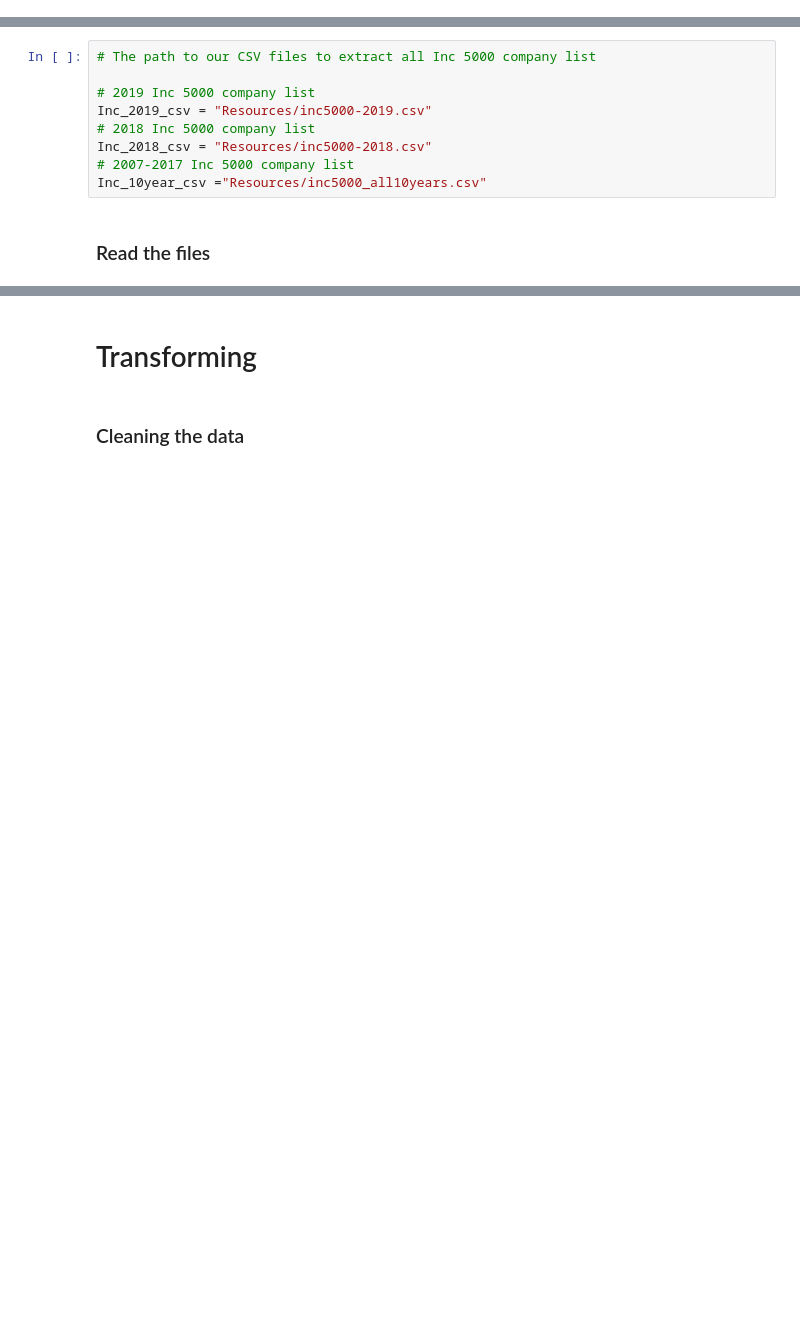
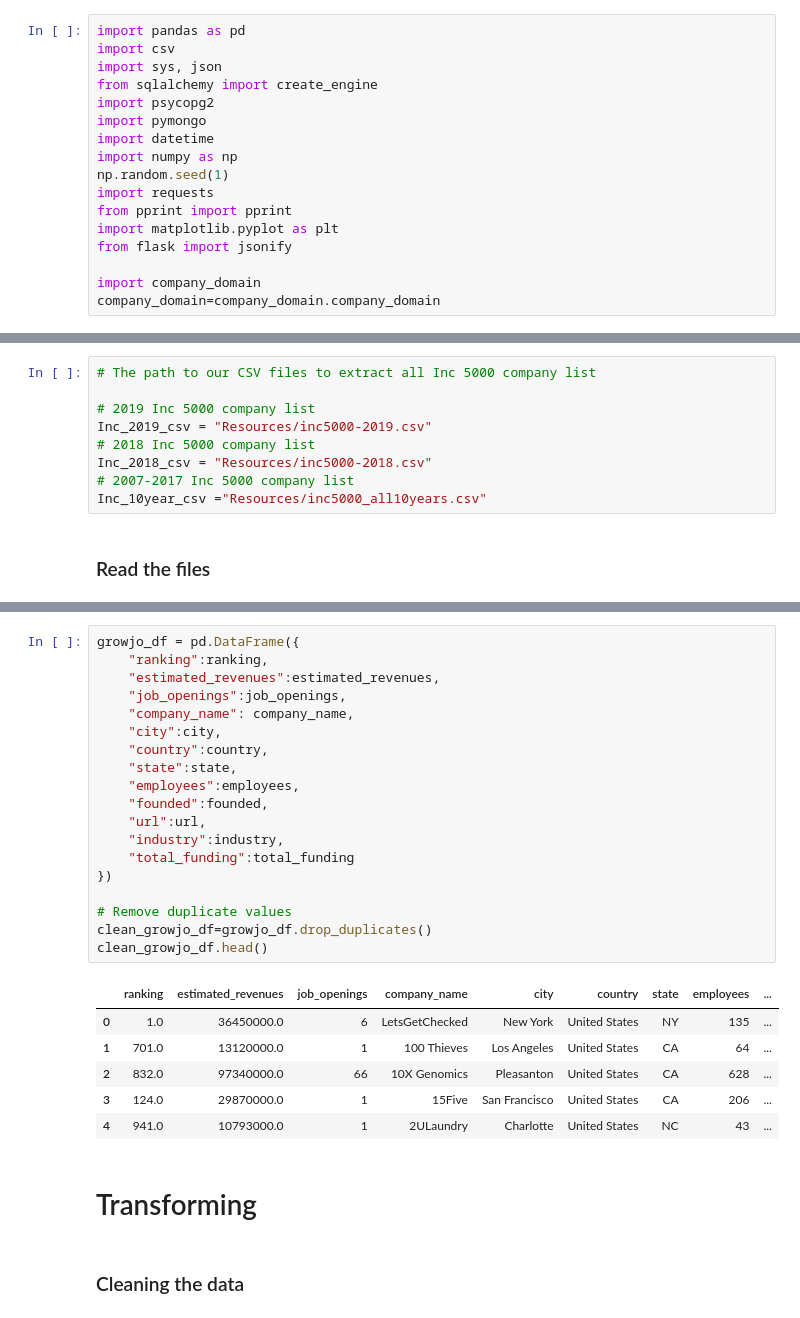
Before and after one commit to ermiasgelaye/ETL-Project, a Jupyter notebook: ETL_data_project.ipynb, the cells around one changed output, grey strips where cells are left out. Saved outputs shown, nothing was run; the diff lists cells and outputs as text; blank space fills up the shorter version.

```diff
--- a/ETL_data_project.ipynb
+++ b/ETL_data_project.ipynb
@@ -3,3 +1,20 @@ import pandas as pd
+# %%
+import pandas as pd
+import csv
+import sys, json
+from sqlalchemy import create_engine
+import psycopg2
+import pymongo
+import datetime
+import numpy as np
+np.random.seed(1)
+import requests
+from pprint import pprint
+import matplotlib.pyplot as plt
+from flask import jsonify
+
+import company_domain
+company_domain=company_domain.company_domain
 # %% [markdown]
 # Extraction
 # %% [markdown]
@@ -29,3 +106,29 @@ Inc_10year_df = pd.read_csv(Inc_10year_csv,encoding='cp1252')
+# %%
+growjo_df = pd.DataFrame({
+    "ranking":ranking,
+    "estimated_revenues":estimated_revenues,
+    "job_openings":job_openings,
+    "company_name": company_name,
+    "city":city,
+    "country":country,
+    "state":state,
+    "employees":employees,
+    "founded":founded,
+    "url":url,
+    "industry":industry,
+    "total_funding":total_funding
+})
+
+# Remove duplicate values
+clean_growjo_df=growjo_df.drop_duplicates()
+clean_growjo_df.head()
+# %% [output]
+|  | ranking | estimated_revenues | job_openings | company_name | city | country | state | employees | ... |
+| 0 | 1.0 | 36450000.0 | 6 | LetsGetChecked | New York | United States | NY | 135 | ... |
+| 1 | 701.0 | 13120000.0 | 1 | 100 Thieves | Los Angeles | United States | CA | 64 | ... |
+| 2 | 832.0 | 97340000.0 | 66 | 10X Genomics | Pleasanton | United States | CA | 628 | ... |
+| 3 | 124.0 | 29870000.0 | 1 | 15Five | San Francisco | United States | CA | 206 | ... |
+| 4 | 941.0 | 10793000.0 | 1 | 2ULaundry | Charlotte | United States | NC | 43 | ... |
 # %% [markdown]
 # Transforming
 # %% [markdown]
```
Also changed, not shown: parts of 16 cells of this notebook, 3 other files.
